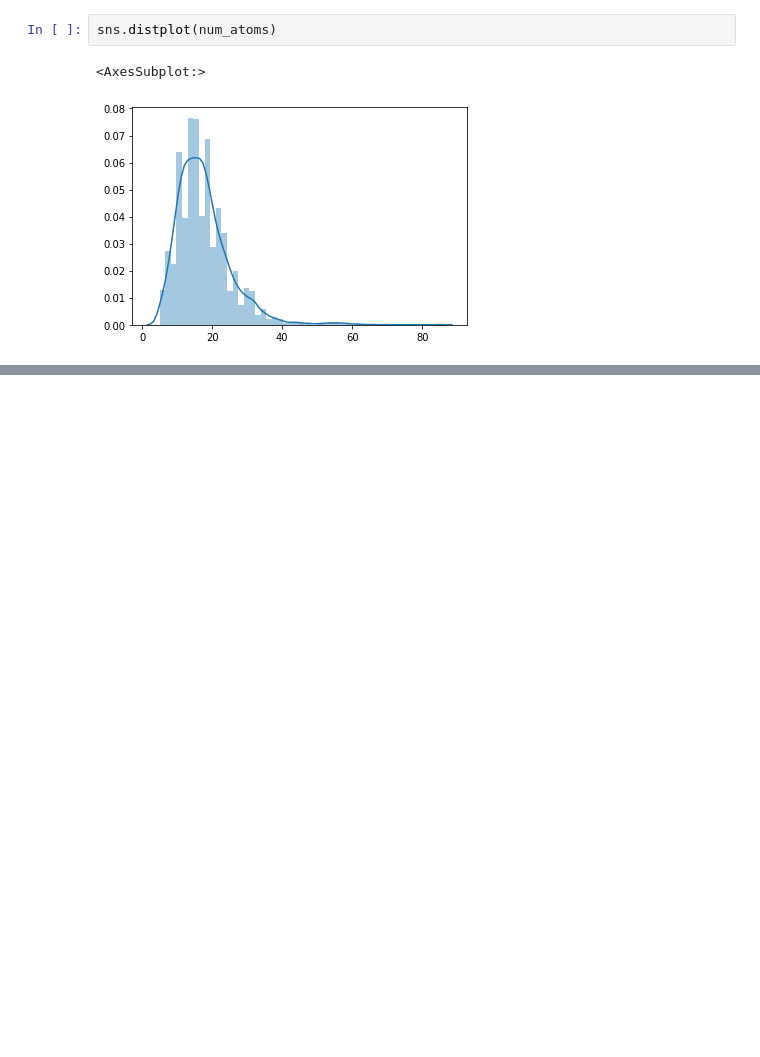
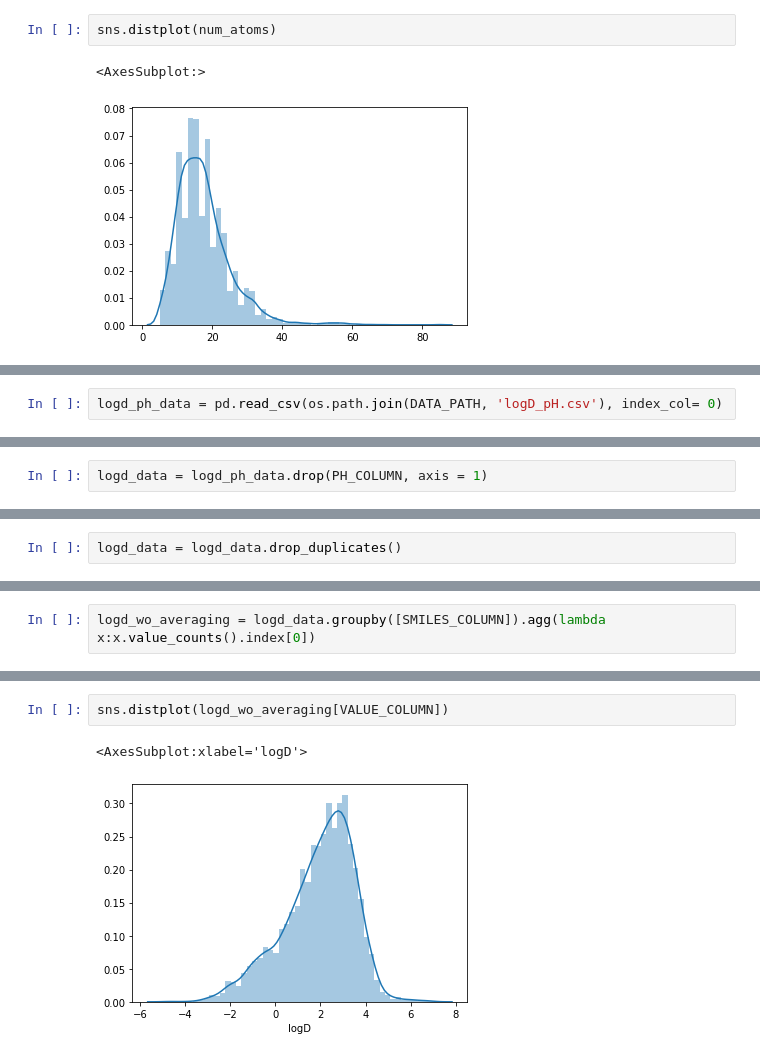
Before and after one commit to VEK239/StructGNN-lipophilicity, a Jupyter notebook: notebooks/17_create_datasets_wo_averaging.ipynb, the cells around one changed output, grey strips where cells are left out. Cells and saved outputs as stored; diff of their text form; blank space fills up the shorter version.

Commit message:
LogD dataset deleting duplicates

```diff
--- a/notebooks/17_create_datasets_wo_averaging.ipynb
+++ b/notebooks/17_create_datasets_wo_averaging.ipynb
@@ -118,0 +165,2 @@ sns.distplot(num_atoms)
+# %%
+logd_ph_data = pd.read_csv(os.path.join(DATA_PATH, 'logD_pH.csv'), index_col= 0)
@@ -118,0 +176,2 @@ sns.distplot(num_atoms)
+# %%
+logd_data = logd_ph_data.drop(PH_COLUMN, axis = 1)
@@ -118,0 +190,2 @@ sns.distplot(num_atoms)
+# %%
+logd_data = logd_data.drop_duplicates()
@@ -118,0 +204,2 @@ sns.distplot(num_atoms)
+# %%
+logd_wo_averaging = logd_data.groupby([SMILES_COLUMN]).agg(lambda x:x.value_counts().index[0])
@@ -118,0 +217,5 @@ sns.distplot(num_atoms)
+# %%
+sns.distplot(logd_wo_averaging[VALUE_COLUMN])
+# %% [output]
+<AxesSubplot:xlabel='logD'>
+[figure, added]
```
Also changed, not shown: parts of 23 cells of this notebook, 8 other files.
